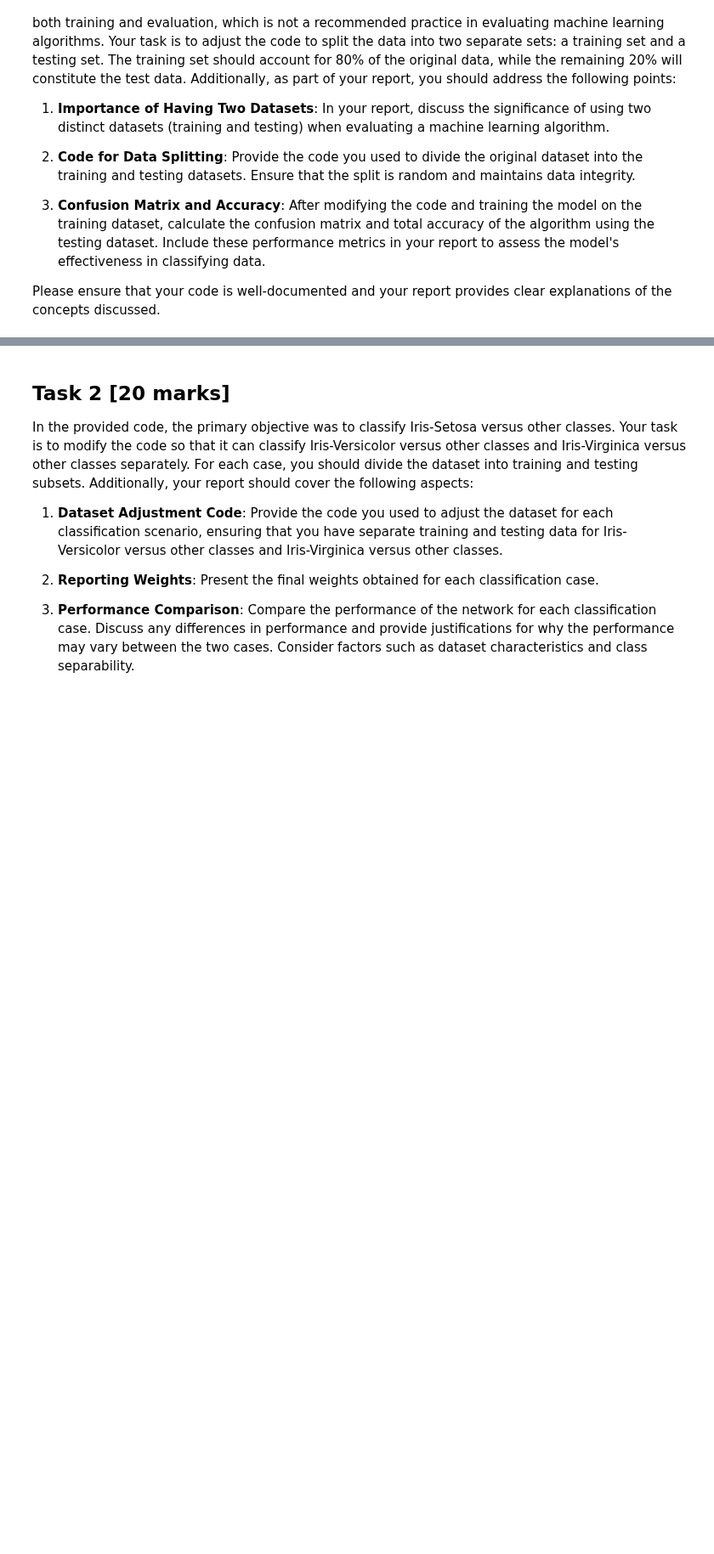
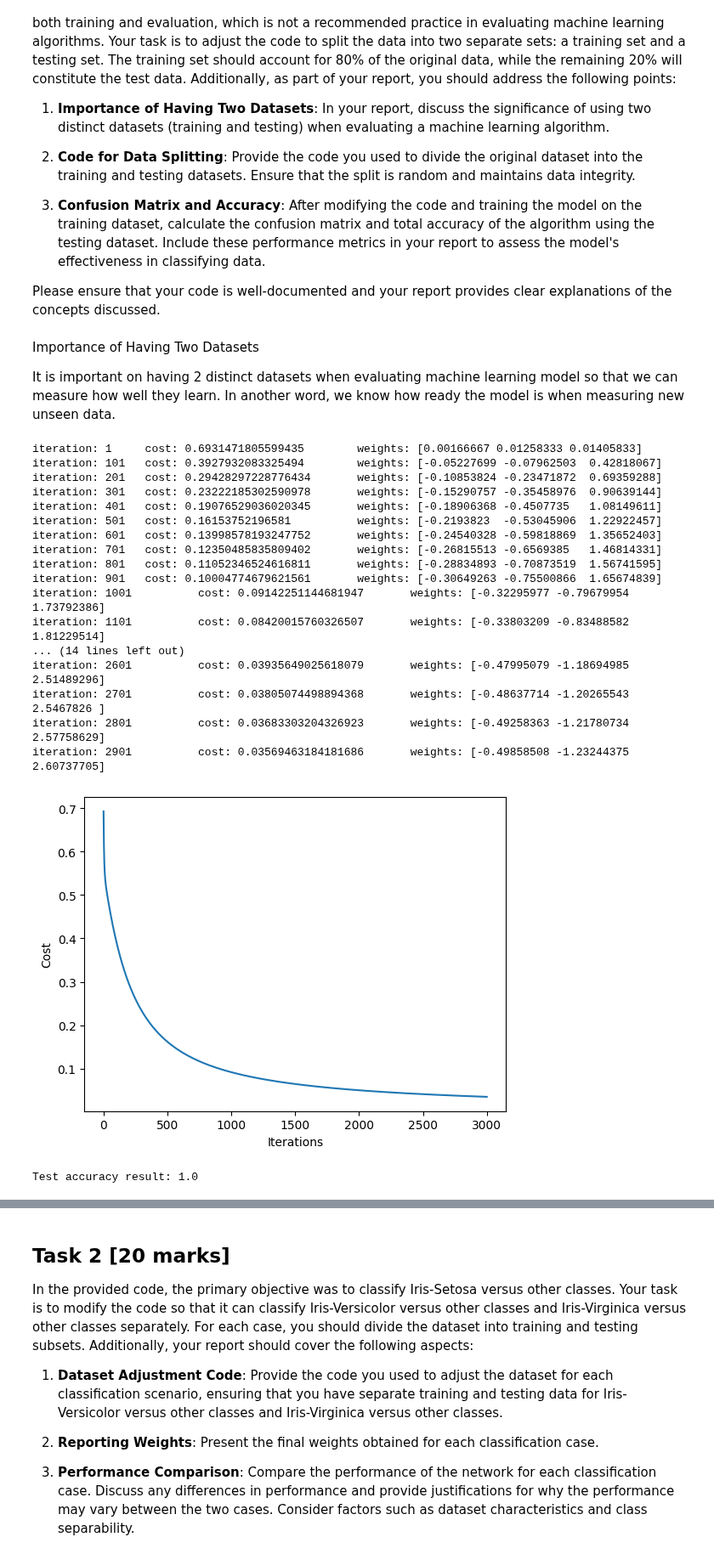
Before and after one commit to FajarKKP/Coding, a Jupyter notebook: 04_ML_Logistic.ipynb, the cells around one changed output, grey strips where cells are left out. Shown at 85% size. Drawn from its saved outputs; the diff is of its cells as text; code cells hidden in the pictures; blank space fills up the shorter version.

```diff
--- a/04_ML_Logistic.ipynb
+++ b/04_ML_Logistic.ipynb
@@ -237,3 +237,70 @@ In the provided code, the network's performance was assessed using the same trai
 3. **Confusion Matrix and Accuracy**: After modifying the code and training the model on the training dataset, calculate the confusion matrix and total accuracy of the algorithm using the testing dataset. Include these performance metrics in your report to assess the model's effectiveness in classifying data.
 
 Please ensure that your code is well-documented and your report provides clear explanations of the concepts discussed.
+# %% [markdown]
+Importance of Having Two Datasets
+
+It is important on having 2 distinct datasets when evaluating machine learning model so that we can measure how well they learn. In another word, we know how ready the model is when measuring new unseen data.
+# %%
+# Data splitting
+from sklearn.model_selection import train_test_split
+
+# Split into train and test
+x_train, x_test, y_train, y_test = train_test_split(X, y, test_size=0.2, random_state=11, stratify=y)
+
+# # for predicting on test data
+# def predict(X, W):
+#     # Function for predicting on test data (see Task 1)
+#     prediction = sigmoid(np.dot(X, W))
+#     return prediction.round()
+
+# # train the model
+# def fit(alpha, num_iter, X, y):
+#     # weights initialization
+#     W = np.zeros(X.shape[1])
+#     loss_list = []
+#     for i in range(num_iter):
+#         # Feed forward
+#         z = np.dot(X, W)
+#         Y = sigmoid(z)
+#         # Gradient
+#         W += alpha * (np.dot(X.T, (y-Y)) / y.size)
+#         loss = cost(Y, y)
+#         loss_list.append(loss)
+
+#         if i % 100 == 0:
+#             print(f'iteration: {i+1} \t', f'cost: {loss} \t', f'weights: {W} \t')
+#     plot_cost(loss_list)
+#     # This function will return the final weights as an array
+#     return W
+# %%
+alpha = 0.01
+num_iter = 3000
+model_weights = fit(alpha, num_iter, x_train,y_train)
+
+predictions_after_split = predict(x_test, model_weights)
+pred_after_split = predictions_after_split.astype('int')
+true_after_split = y_test.astype('int')
+
+accuracy = np.mean(predictions_after_split == y_test)
+print(f'Test accuracy result: {accuracy}')
+# %% [output]
+iteration: 1     cost: 0.6931471805599435        weights: [0.00166667 0.01258333 0.01405833]
+iteration: 101   cost: 0.3927932083325494        weights: [-0.05227699 -0.07962503  0.42818067]
+iteration: 201   cost: 0.29428297228776434       weights: [-0.10853824 -0.23471872  0.69359288]
+iteration: 301   cost: 0.23222185302590978       weights: [-0.15290757 -0.35458976  0.90639144]
+iteration: 401   cost: 0.19076529036020345       weights: [-0.18906368 -0.4507735   1.08149611]
+iteration: 501   cost: 0.16153752196581          weights: [-0.2193823  -0.53045906  1.22922457]
+iteration: 601   cost: 0.13998578193247752       weights: [-0.24540328 -0.59818869  1.35652403]
+iteration: 701   cost: 0.12350485835809402       weights: [-0.26815513 -0.6569385   1.46814331]
+iteration: 801   cost: 0.11052346524616811       weights: [-0.28834893 -0.70873519  1.56741595]
+iteration: 901   cost: 0.10004774679621561       weights: [-0.30649263 -0.75500866  1.65674839]
+iteration: 1001          cost: 0.09142251144681947       weights: [-0.32295977 -0.79679954  1.73792386]
+iteration: 1101          cost: 0.08420015760326507       weights: [-0.33803209 -0.83488582  1.81229514]
+... (14 lines left out)
+iteration: 2601          cost: 0.03935649025618079       weights: [-0.47995079 -1.18694985  2.51489296]
+iteration: 2701          cost: 0.03805074498894368       weights: [-0.48637714 -1.20265543  2.5467826 ]
+iteration: 2801          cost: 0.03683303204326923       weights: [-0.49258363 -1.21780734  2.57758629]
+iteration: 2901          cost: 0.03569463184181686       weights: [-0.49858508 -1.23244375  2.60737705]
+[figure, added]
+Test accuracy result: 1.0
```
Also changed, not shown: parts of 1 cell of this notebook.
